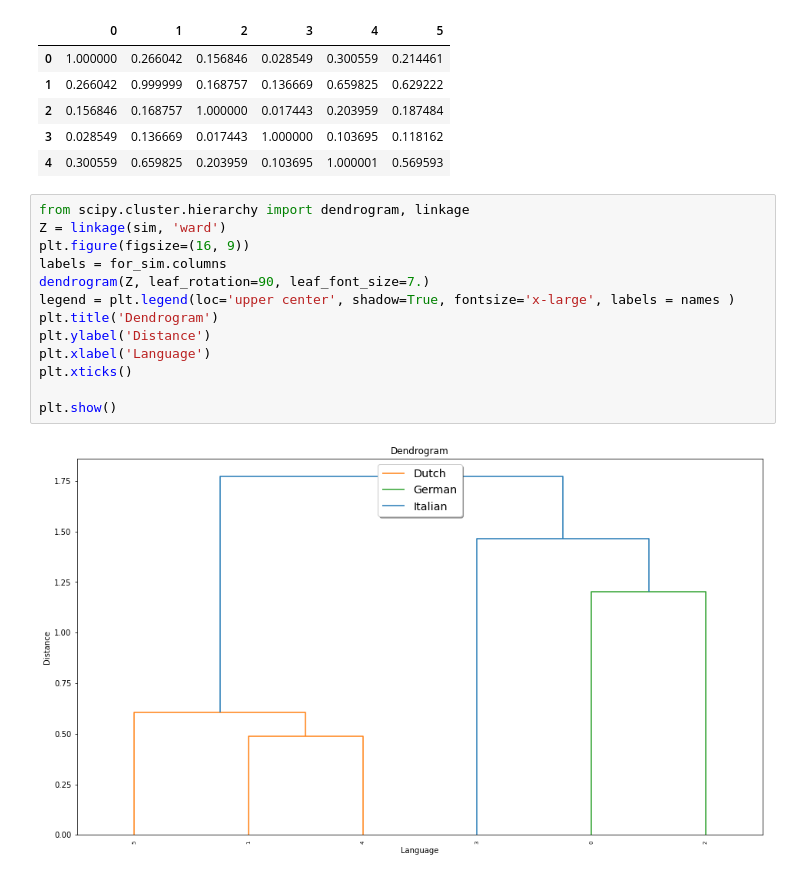
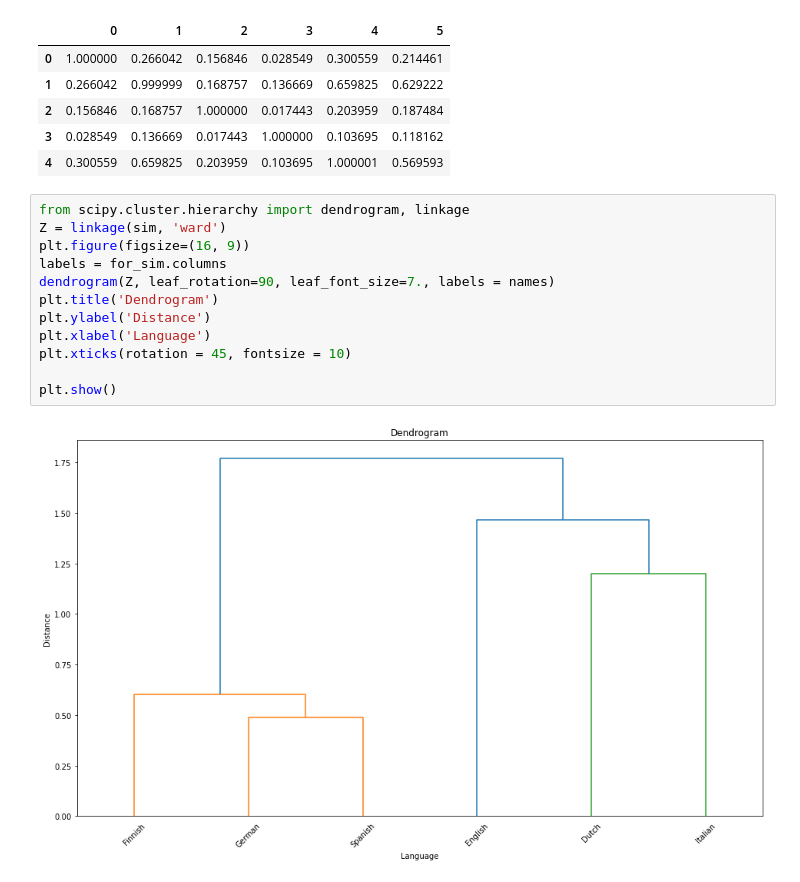
Before and after one commit to arif-cakir/GraduationProject, a Jupyter notebook: GradProject.ipynb, the cells around one changed output. Drawn from its saved outputs; the diff is of its cells as text.

```diff
--- a/GradProject.ipynb
+++ b/GradProject.ipynb
@@ -214,15 +214,14 @@ pd.DataFrame(sim).head()
 # %%
 from scipy.cluster.hierarchy import dendrogram, linkage
 Z = linkage(sim, 'ward')
 plt.figure(figsize=(16, 9))
 labels = for_sim.columns
-dendrogram(Z, leaf_rotation=90, leaf_font_size=7.)
-legend = plt.legend(loc='upper center', shadow=True, fontsize='x-large', labels = names )
+dendrogram(Z, leaf_rotation=90, leaf_font_size=7., labels = names)
 plt.title('Dendrogram')
 plt.ylabel('Distance')
 plt.xlabel('Language')
-plt.xticks()
+plt.xticks(rotation = 45, fontsize = 10)
 
 plt.show()
 # %% [output]
-[figure, old version]
+[figure, new version]
```
